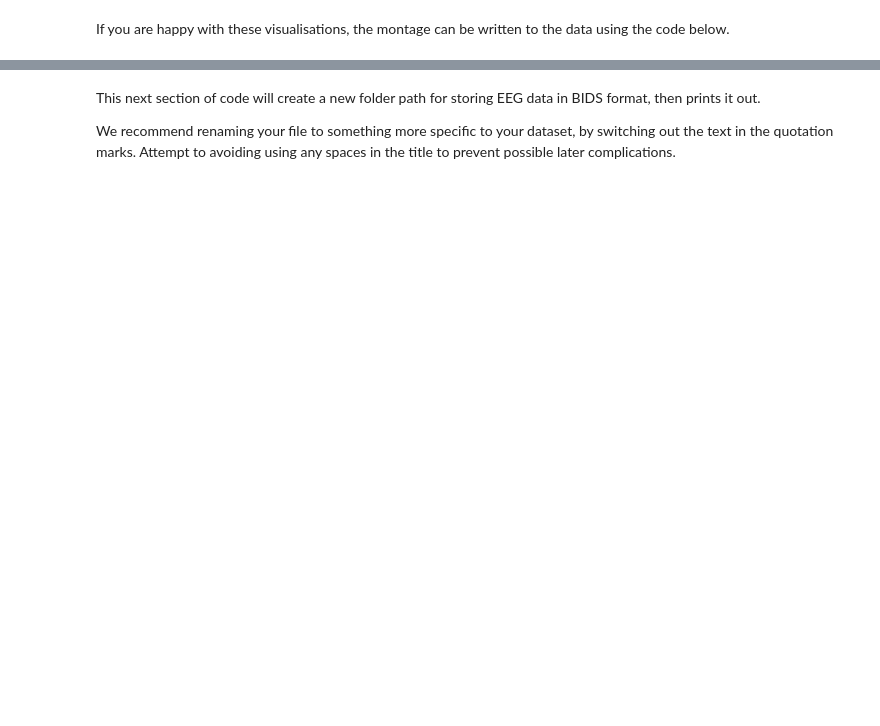
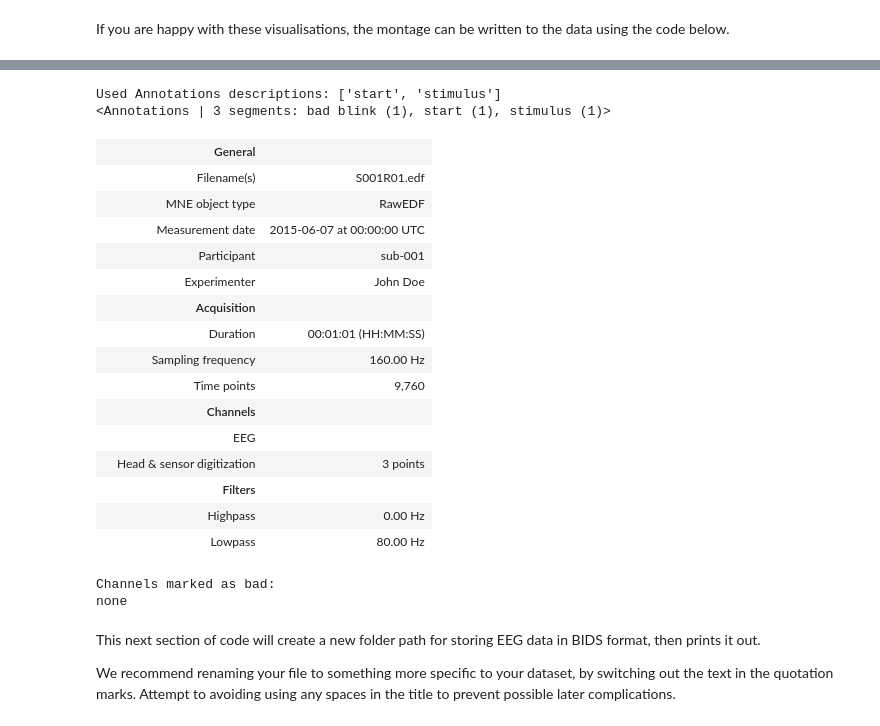
Before and after one commit to ubdbra001/MNE-BIDS-conversion-guide, a Jupyter notebook: MNE-BIDS pipeline.ipynb, the cells around one changed output, grey strips where cells are left out. Drawn from its saved outputs; the diff is of its cells as text; code cells hidden in the pictures; blank space fills up the shorter version.

Commit message:
creating events + trying to iterate over events

```diff
--- a/MNE-BIDS pipeline.ipynb
+++ b/MNE-BIDS pipeline.ipynb
@@ -206,7 +302,6 @@ raw.info["device_info"] = {
     "type": "eeg",
     "model": "EasyCap 64-channel cap",
     "serial": "1234567",
-    "site": "__"
     }
 
 # The line frequency of the data (in hertz)
@@ -275,3 +418,53 @@ raw.set_montage(my_montage, match_case=True, match_alias=False, on_missing='igno
+# %%
+# The starting time of annotations (in seconds) after 'orig time'
+onset = [0, 10.0, 30.5]
+
+# Durations of the annotations (in seconds)
+duration = [0, 0.5, 1.0]
+
+# Descriptions for each annotation
+description = ['start', 'bad blink', 'stimulus']
+
+# List of channel names associated with the annotations (empty entries = no specific channel)
+ch_names = [[], ['O1', 'C3'], ['Pz']]
+
+# Determines the starting time of annotation acquisition, contains the timestamp as the first element and microseconds as the second element
+orig_time = None
+
+# Writing the inputs to 'annotations'
+annotations = mne.Annotations(onset, duration, description, orig_time=orig_time, ch_names=ch_names)
+raw.set_annotations(annotations)
+
+# The id associated with each event (via its description)
+event_id = {
+        'start': 1,
+        'bad blink': 2,
+        'stimulus': 3
+    }
+
+# Generates events from 'annotations'
+events, _ = mne.events_from_annotations(raw, event_id=event_id)
+# %% [output]
+Used Annotations descriptions: ['start', 'stimulus']
+<Annotations | 3 segments: bad blink (1), start (1), stimulus (1)>
+|  | General |  |
+|  | Filename(s) | S001R01.edf |
+|  | MNE object type | RawEDF |
+|  | Measurement date | 2015-06-07 at 00:00:00 UTC |
+|  | Participant | sub-001 |
+|  | Experimenter | John Doe |
+|  | Acquisition |  |
+|  | Duration | 00:01:01 (HH:MM:SS) |
+|  | Sampling frequency | 160.00 Hz |
+|  | Time points | 9,760 |
+|  | Channels |  |
+|  | EEG |  |
+|  | Head & sensor digitization | 3 points |
+|  | Filters |  |
+|  | Highpass | 0.00 Hz |
+|  | Lowpass | 80.00 Hz |
+Channels marked as bad:
+none
 # %% [markdown]
 This next section of code will create a new folder path for storing EEG data in BIDS format, then prints it out.
 >
```
Also changed, not shown: parts of 35 cells of this notebook.
